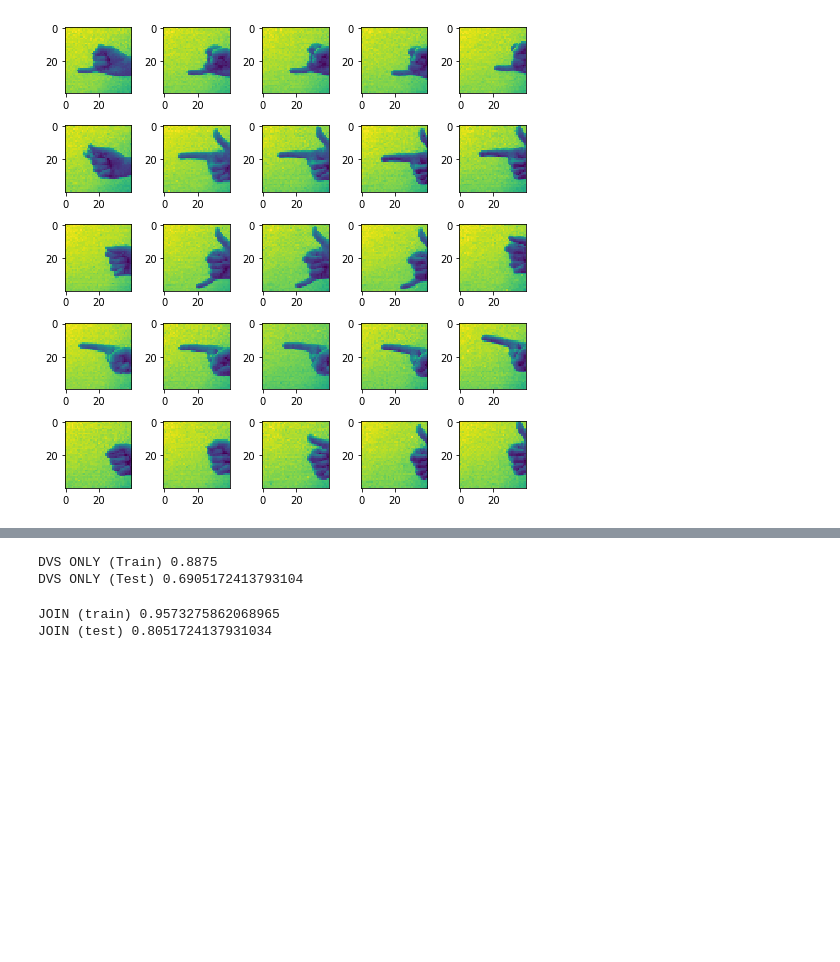
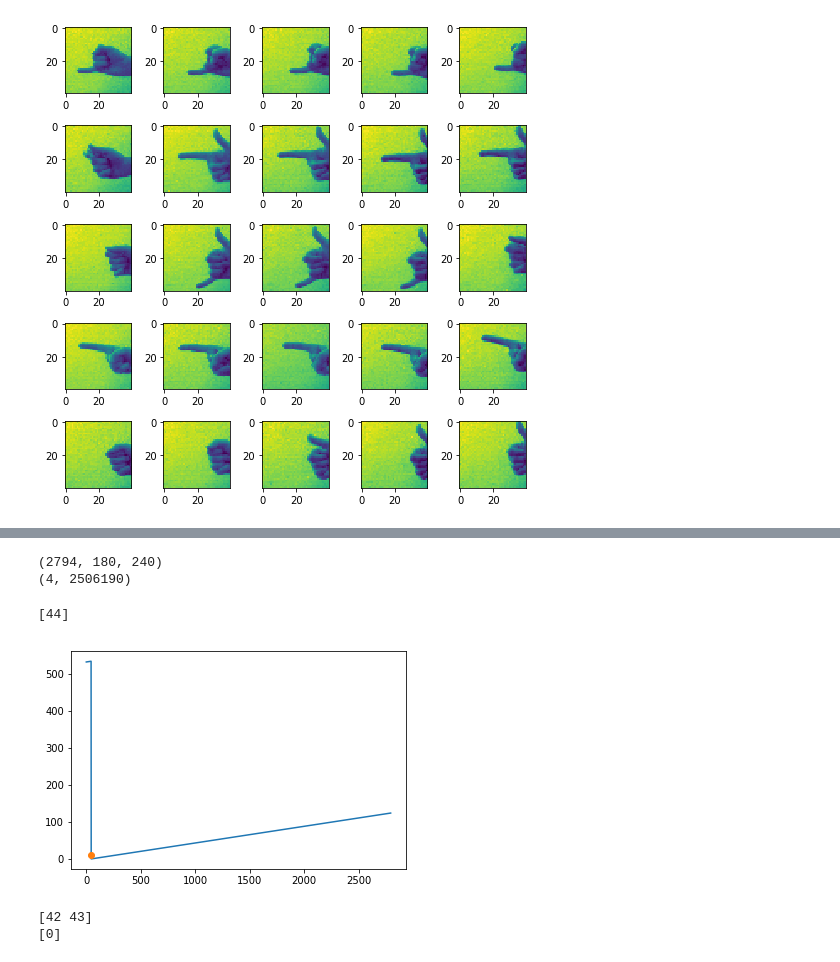
Before and after one commit to Enny1991/dvs_emg_fusion, a Jupyter notebook: HOG_DAVIS_Frames.ipynb, the cells around one changed output, grey strips where cells are left out. Saved outputs shown, nothing was run; the diff lists cells and outputs as text; code cells hidden in the pictures; blank space fills up the shorter version.

```diff
--- a/HOG_DAVIS_Frames.ipynb
+++ b/HOG_DAVIS_Frames.ipynb
@@ -649,39 +408,37 @@ EMG ONLY (test) 0.5672413793103448
-# %%
-svm_dvs = cv2.ml.SVM_create()
-svm_dvs.setType(cv2.ml.SVM_C_SVC)
-svm_dvs.setKernel(cv2.ml.SVM_LINEAR)
-svm_dvs.setC(0.01)
-svm_dvs.setGamma(2)
-svm_dvs.train(np.float32(dvs_train), cv2.ml.ROW_SAMPLE, np.int32(lbl_train))
-svm_dvs.save("DAVISlinear_svm_dvs_v1.xml")
-
-output = svm_dvs.predict(np.float32(dvs_train))
-acc = np.sum((output[1].squeeze() - lbl_train.squeeze()) == 0) / len(output[1])
-print("DVS ONLY (Train) {}".format(acc))
-
-output = svm_dvs.predict(np.float32(dvs_test))
-acc = np.sum((output[1].squeeze() - lbl_test.squeeze()) == 0) / len(output[1])
-print("DVS ONLY (Test) {}".format(acc))
-# %% [output]
-DVS ONLY (Train) 0.8875
-DVS ONLY (Test) 0.6905172413793104
-# %%
-# # Train the SVM for emg+dvs:
-svm_join = cv2.ml.SVM_create()
-svm_join.setType(cv2.ml.SVM_C_SVC)
-svm_join.setKernel(cv2.ml.SVM_LINEAR)
-svm_join.setC(0.01)
-svm_join.setGamma(2)
-svm_join.train(np.float32(join_train), cv2.ml.ROW_SAMPLE, np.int32(lbl_train))
-svm_join.save("DAVISlinear_svm_jon_v1.xml")
-
-output = svm_join.predict(np.float32(join_train))
-acc = np.sum((output[1].squeeze() - lbl_train.squeeze()) == 0) / len(output[1])
-print("JOIN (train) {}".format(acc))
-
-output = svm_join.predict(np.float32(join_test))
-acc = np.sum((output[1].squeeze() - lbl_test.squeeze()) == 0) / len(output[1])
-print("JOIN (test) {}".format(acc))
-# %% [output]
-JOIN (train) 0.9573275862068965
-JOIN (test) 0.8051724137931034
+# %%
+# just debug
+subject = 'subject13_session02'
+dvs_dir = '/Users/enea/Downloads/'
+davis_data = np.load(dvs_dir + subject + "_davis.npz")
+
+davis_frames = davis_data['frames']
+davis_times = davis_data['frames_time']
+print(davis_frames.shape)
+dvs_events = davis_data['dvs_events']
+print(dvs_events.shape)
+# %% [output]
+(2794, 180, 240)
+(4, 2506190)
+# %%
+plt.plot(davis_times)
+a = np.where(np.diff(davis_times) < 0)[0]
+plt.plot(a, np.ones(len(a)) * 10, 'o')
+print(a)
+# %% [output]
+[44]
+[figure, added]
+# %%
+# SINGLE FIX
+a = np.where(np.diff(davis_times) < 0)[0]
+print(a)
+davis_times = davis_times[a[0] + 1:]
+davis_frames = davis_frames[a[0] + 1:]
+c = np.where(np.diff(davis_times) < 0)[0]
+print(c)
+davis_times = davis_times[a[0] + 1:]
+davis_frames = davis_frames[a[0] + 1:]
+davis_times[c[0] + 1:] += davis_times[c[0]]
+# evs[2] /= 1e3
+# %% [output]
+[42 43]
+[0]
```
Also changed, not shown: parts of 20 cells of this notebook.
